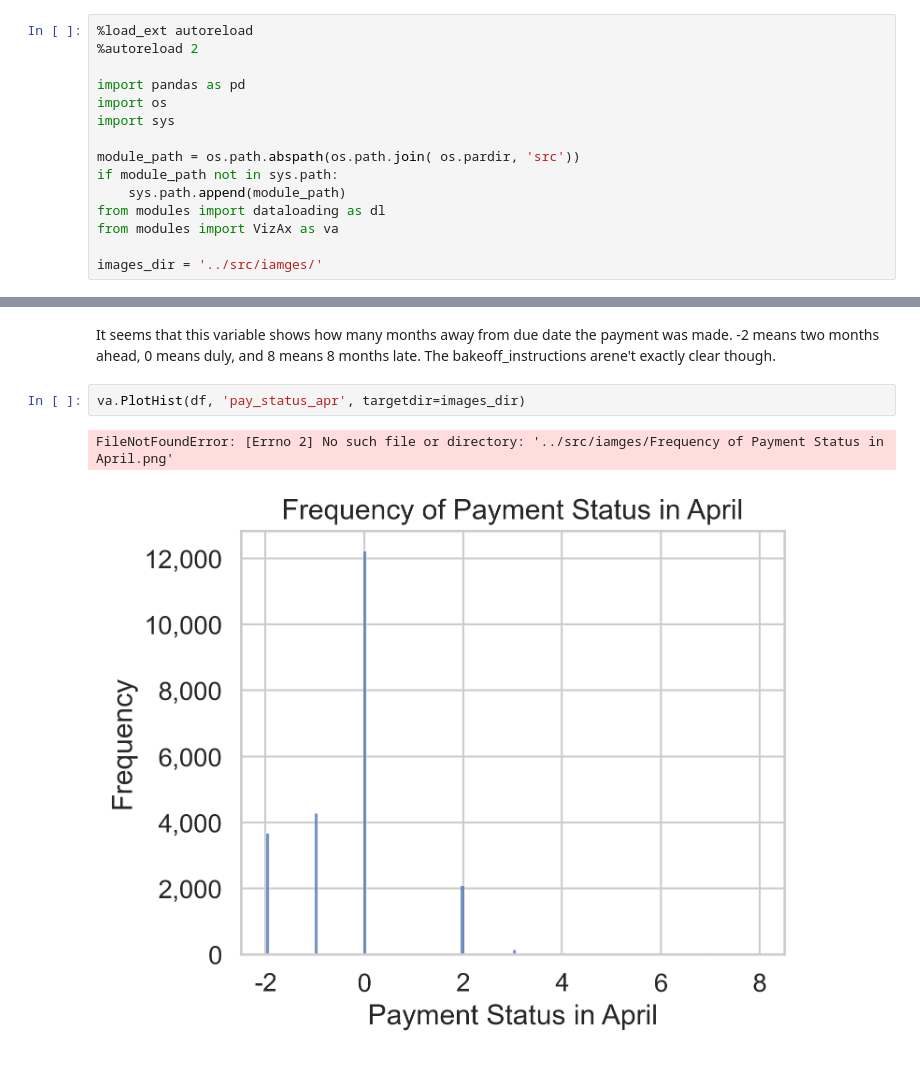
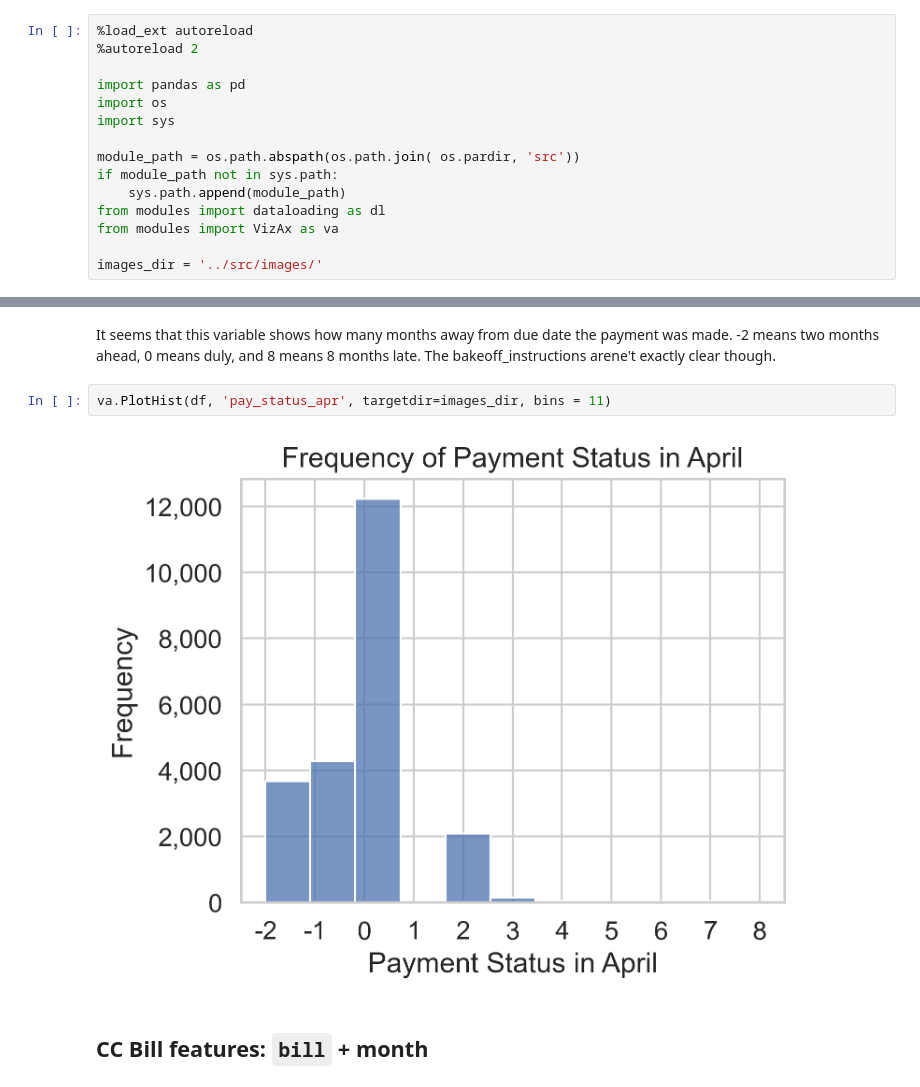
Before and after one commit to danvalen1/Taiwan-Defaults, a Jupyter notebook: notebooks/EDA.ipynb, the cells around one changed output, grey strips where cells are left out. Drawn from its saved outputs; the diff is of its cells as text.

```diff
--- a/notebooks/EDA.ipynb
+++ b/notebooks/EDA.ipynb
@@ -14,7 +14,7 @@ if module_path not in sys.path:
 from modules import dataloading as dl
 from modules import VizAx as va
 
-images_dir = '../src/iamges/'
+images_dir = '../src/images/'
 # %% [output]
 The autoreload extension is already loaded. To reload it, use:
   %reload_ext autoreload
@@ -183,7 +183,8 @@ Name: pay_status_apr, dtype: int64
 # %% [markdown]
 It seems that this variable shows how many months away from due date the payment was made. -2 means two months ahead, 0 means duly, and 8 means 8 months late. The bakeoff_instructions arene't exactly clear though.
 # %%
-va.PlotHist(df, 'pay_status_apr', targetdir=images_dir)
+va.PlotHist(df, 'pay_status_apr', targetdir=images_dir, bins = 11)
 # %% [output]
-FileNotFoundError: [Errno 2] No such file or directory: '../src/iamges/Frequency of Payment Status in April.png'
-[figure, old version]
+[figure, new version]
+# %% [markdown]
+## CC Bill features: `bill` + month
```
Also changed, not shown: parts of 21 cells of this notebook, 10 other files.
